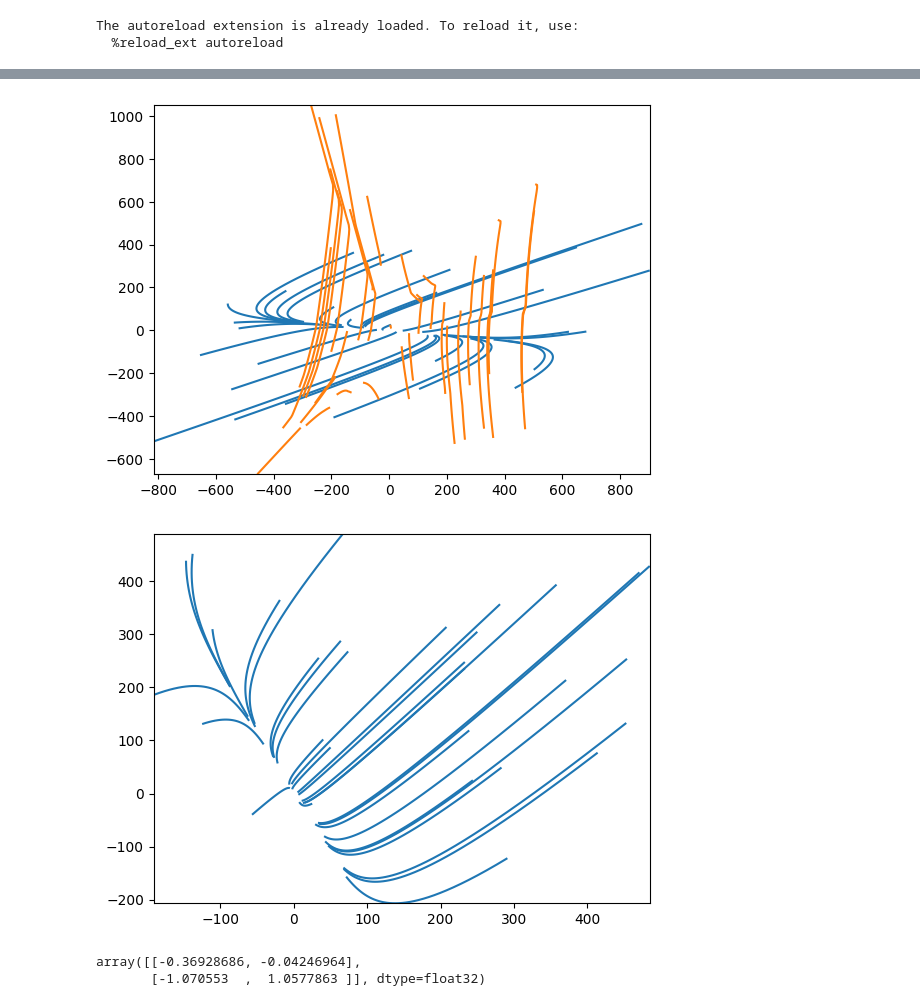
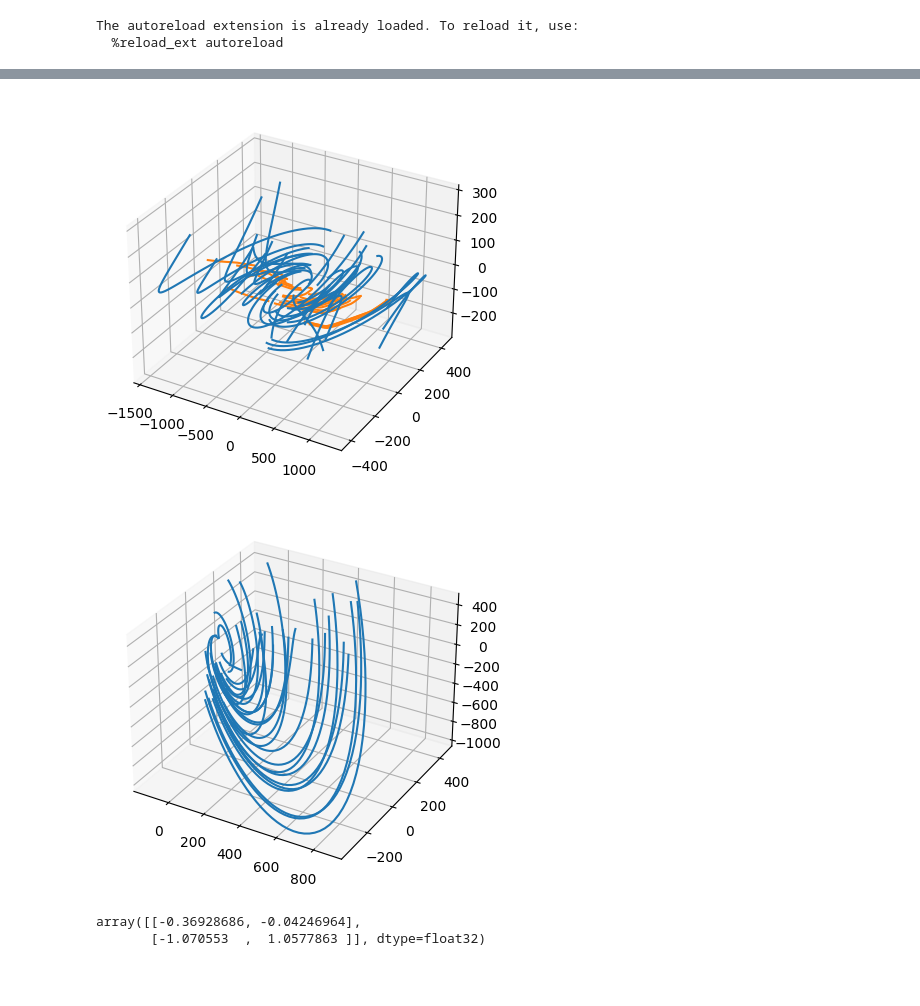
Before and after one commit to FlyingWorkshop/KoopmanNetwork, a Jupyter notebook: playground.ipynb, the cells around one changed output, grey strips where cells are left out. Drawn from its saved outputs; the diff is of its cells as text; code cells hidden in the pictures; blank space fills up the shorter version.

```diff
--- a/playground.ipynb
+++ b/playground.ipynb
@@ -20,7 +20,7 @@ The autoreload extension is already loaded. To reload it, use:
 input dimension = dimension of the raw data (potentially very large)
 intrinsic dimension = dimension of the underlying dynamics data
 """
-intrinsic_dim = 2
+intrinsic_dim = 3
 A = RNG.integers(low=-4, high=4, size=(intrinsic_dim, intrinsic_dim))
 init_conds = RNG.integers(low=-100, high=100, size=(5000, intrinsic_dim))
 lds = LDS(A, init_conds, noise_var=1)
@@ -30,5 +30,5 @@ utils.plot([lds.trajs, lds.noisy_trajs])
 # %%
-input_dim = 2
+input_dim = 5
 W = RNG.integers(low=-5, high=5, size=(intrinsic_dim, input_dim))
 trans_trajs = np.array([traj @ W for traj in lds.trajs])
 trans_noisy_trajs = np.array([traj @ W for traj in lds.noisy_trajs])
@@ -66,5 +66,5 @@ Epoch 100/100
 # %%
-network.train_model(trans_noisy_trajs, epochs=1, batch_size=100)
+network.train_model(trans_noisy_trajs, epochs=100, batch_size=100)
 pred_trajs = network.model_predict(trans_trajs[:, 0, :])  # no noise is added to the initial condition, so it doesn't matter if we use the noisy or true trajectories here
 utils.plot([trans_trajs, pred_trajs], pca=pca)
 # %% [output]
@@ -72,10 +87,10 @@ utils.plot([trans_trajs, pred_trajs], pca=pca)
 157/157 [==============================] - 10s 4ms/step
-[figure, old version]
+[figure, new version]
 # %%
 lds_test = LDS(A, init_conds=RNG.integers(low=-200, high=500, size=(30, intrinsic_dim)))
 utils.plot([lds_test.trajs], pca=pca)
 # %% [output]
-[figure, old version]
+[figure, new version]
 # %%
 predicted_A = network._koopman.layers[-1].kernel.numpy()
 predicted_A
```
Also changed, not shown: parts of 4 cells of this notebook.
